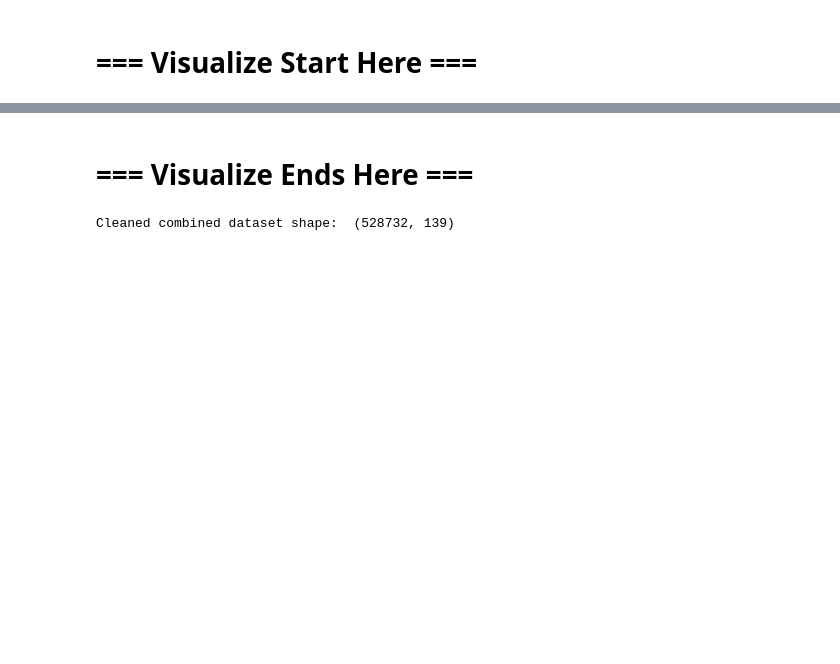
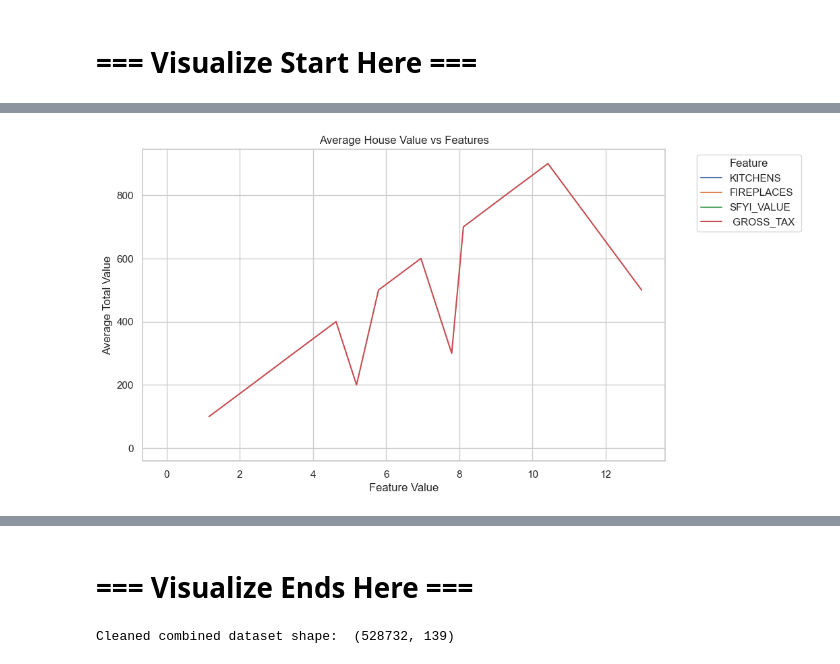
Before and after one commit to HarshaBeth/Boston-Area-Price-and-Crime-Prediction, a Jupyter notebook: backend/notebooks/price_prediction_model.ipynb, the cells around one changed output, grey strips where cells are left out. Cells and saved outputs as stored; diff of their text form; code cells hidden in the pictures; blank space fills up the shorter version.

```diff
--- a/backend/notebooks/price_prediction_model.ipynb
+++ b/backend/notebooks/price_prediction_model.ipynb
@@ -80,0 +112,7 @@ Null Values: 1041187
+# %%
+for col in ["KITCHENS", "FIREPLACES", "SFYI_VALUE", " GROSS_TAX "]:
+    if col in clean_combined_price_data.columns:
+        print(f"\n=== {col} ===")
+        print("Dtype:", clean_combined_price_data[col].dtype)
+        print("Unique non-null values:", clean_combined_price_data[col].nunique())
+        print("Sample values:", clean_combined_price_data[col].dropna().unique()[:10])
@@ -80,0 +164,21 @@ Null Values: 1041187
+# %%
+features_to_plot = ["KITCHENS", "FIREPLACES", "SFYI_VALUE", " GROSS_TAX "]
+
+plt.figure(figsize=(10,6))
+
+for col in features_to_plot:
+    if col in clean_combined_price_data.columns:
+        feature_data = clean_combined_price_data[[col, "TOTAL_VALUE"]].copy()
+        feature_data[col] = pd.to_numeric(feature_data[col], errors="coerce")
+        feature_data["TOTAL_VALUE"] = pd.to_numeric(feature_data["TOTAL_VALUE"], errors="coerce")
+        feature_data = feature_data.dropna()
+        grouped = feature_data.groupby(col, as_index=False)["TOTAL_VALUE"].mean().sort_values(col)
+        sns.lineplot(x=col, y="TOTAL_VALUE", data=grouped, label=col)
+
+plt.title("Average House Value vs Features")
+plt.xlabel("Feature Value")
+plt.ylabel("Average Total Value")
+plt.legend(title="Feature", bbox_to_anchor=(1.05, 1), loc="upper left")
+plt.show()
+# %% [output]
+[figure, added]
```
Also changed, not shown: parts of 9 cells of this notebook.
